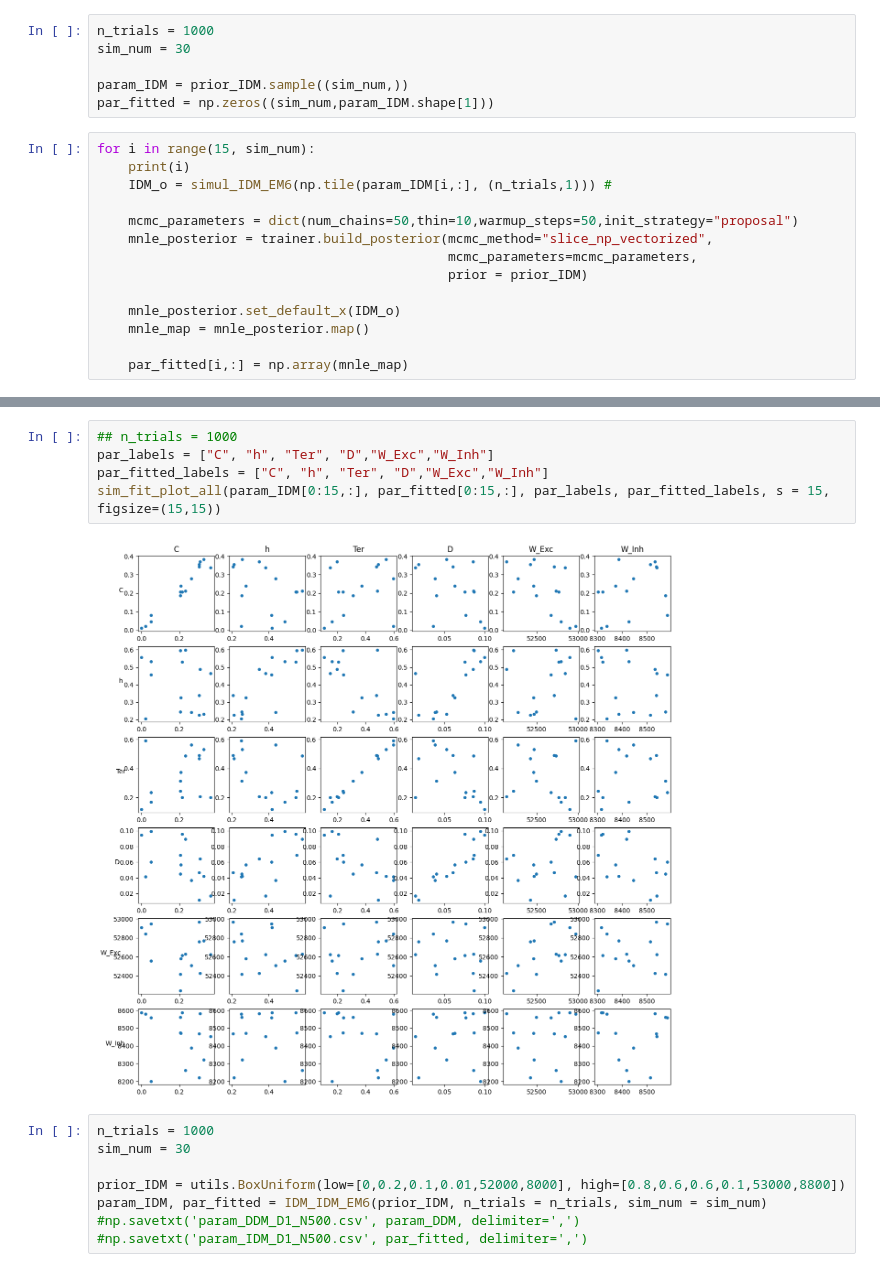
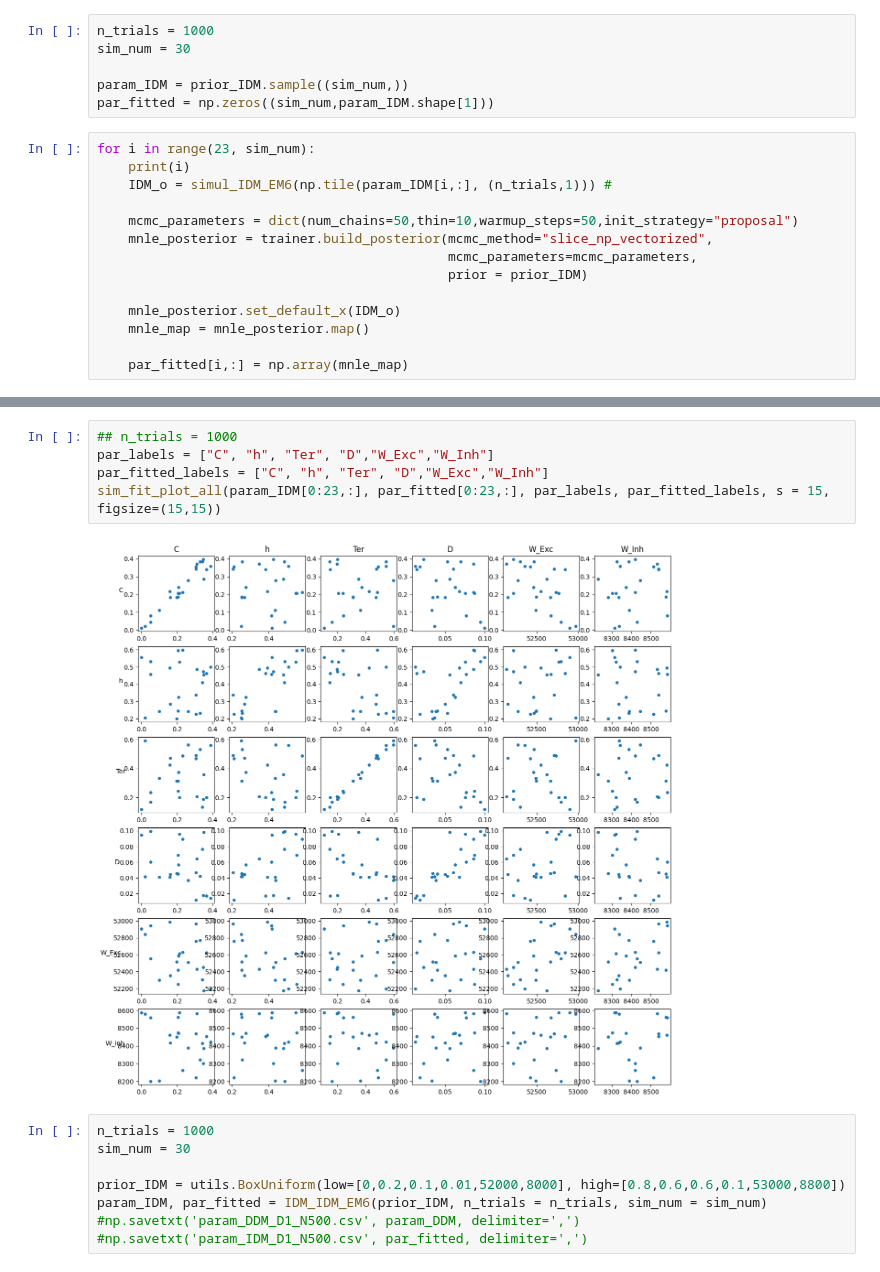
Before and after one commit to Jiashun97/sbi, a Jupyter notebook: IDM_EM6.ipynb, the cells around one changed output, grey strips where cells are left out. Drawn from its saved outputs; the diff is of its cells as text.

```diff
--- a/IDM_EM6.ipynb
+++ b/IDM_EM6.ipynb
@@ -93,7 +93,7 @@ sim_num = 30
 param_IDM = prior_IDM.sample((sim_num,))
 par_fitted = np.zeros((sim_num,param_IDM.shape[1]))
 # %%
-for i in range(15, sim_num):
+for i in range(23, sim_num):
     print(i)
     IDM_o = simul_IDM_EM6(np.tile(param_IDM[i,:], (n_trials,1))) #
 
@@ -120,10 +109,10 @@ sim0
 # %%
 ## n_trials = 1000
 par_labels = ["C", "h", "Ter", "D","W_Exc","W_Inh"]
 par_fitted_labels = ["C", "h", "Ter", "D","W_Exc","W_Inh"]
-sim_fit_plot_all(param_IDM[0:15,:], par_fitted[0:15,:], par_labels, par_fitted_labels, s = 15, figsize=(15,15))
+sim_fit_plot_all(param_IDM[0:23,:], par_fitted[0:23,:], par_labels, par_fitted_labels, s = 15, figsize=(15,15))
 # %% [output]
-[figure, old version]
+[figure, new version]
 # %%
 n_trials = 1000
 sim_num = 30
```
Also changed, not shown: parts of 1 cell of this notebook, 1 other file.
